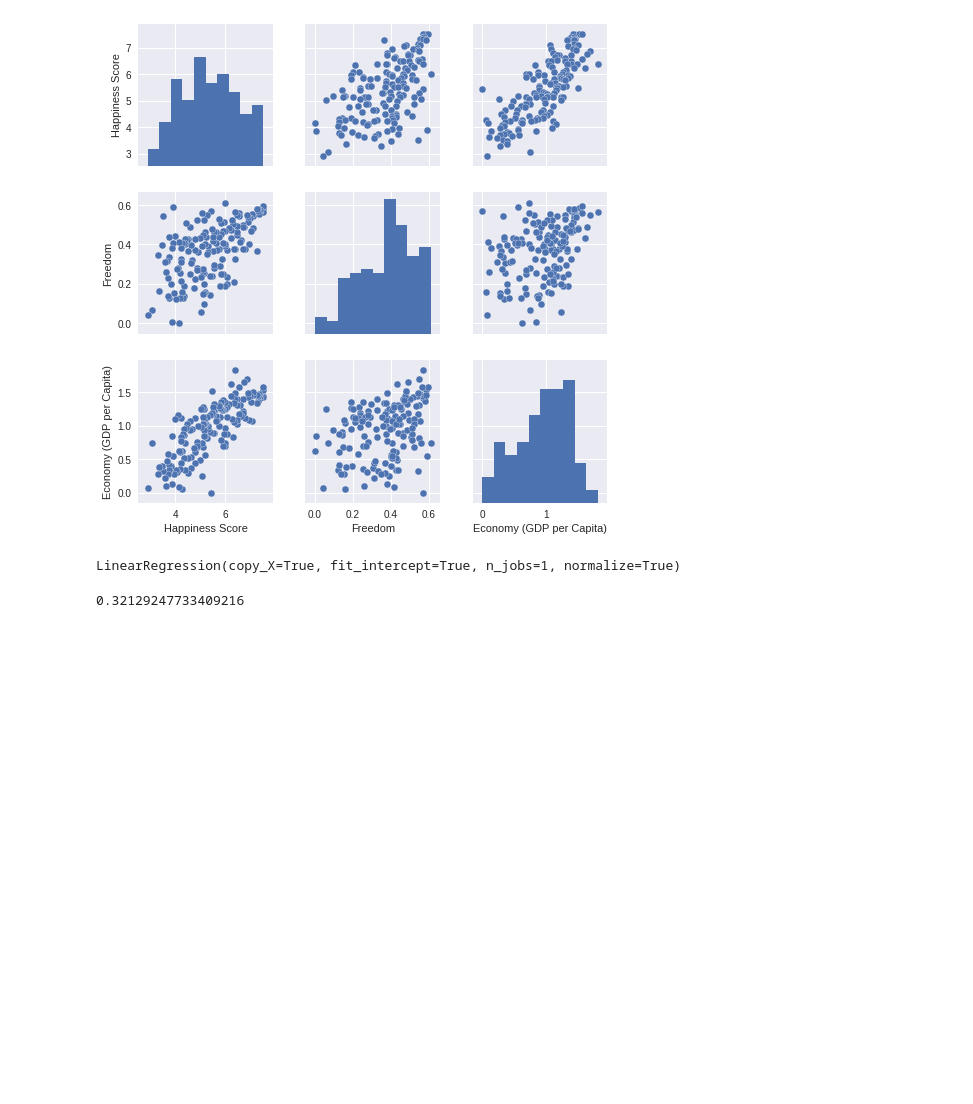
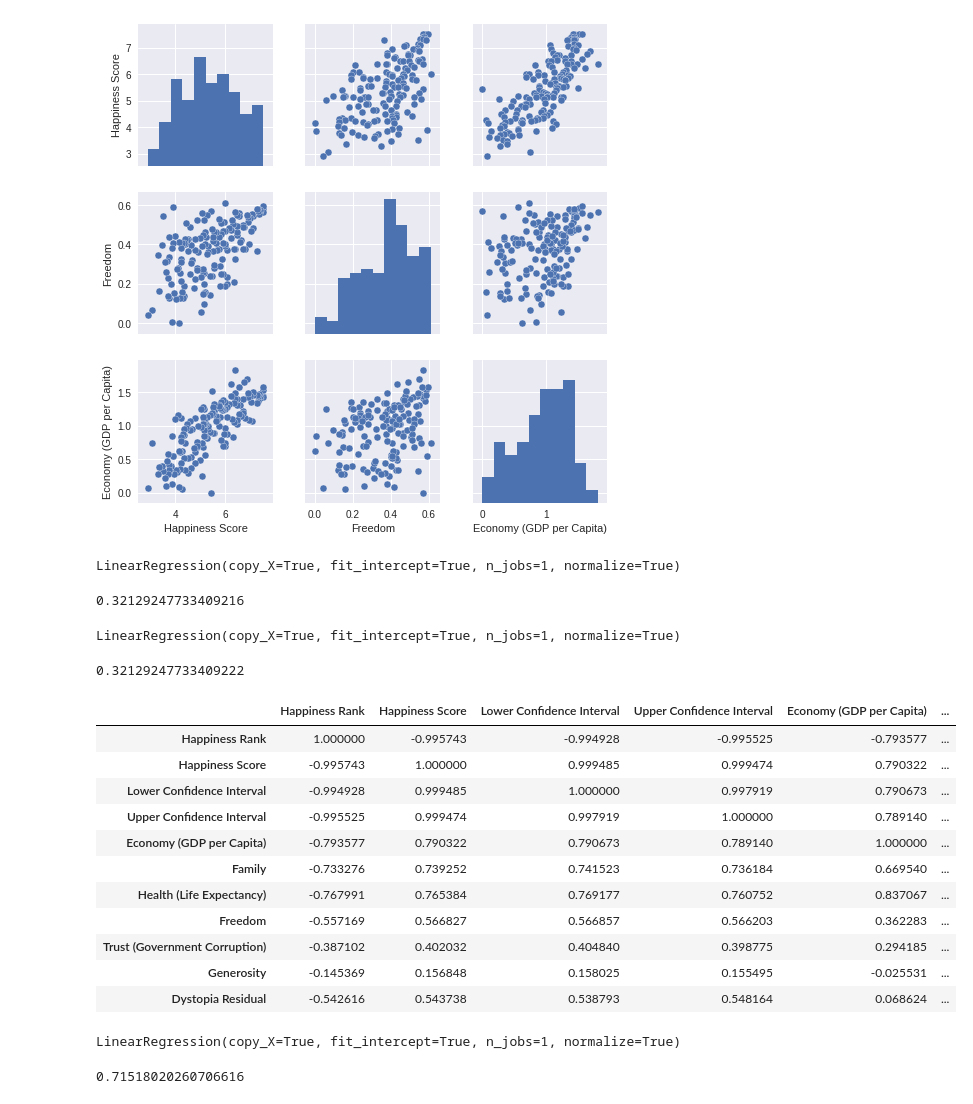
Before and after one commit to cskc97/MachineLearningTuts, a Jupyter notebook: Projects/LifeSatisfaction/Analyze.ipynb, the cells around one changed output. Saved outputs shown, nothing was run; the diff lists cells and outputs as text; code cells hidden in the pictures; blank space fills up the shorter version.

```diff
--- a/Projects/LifeSatisfaction/Analyze.ipynb
+++ b/Projects/LifeSatisfaction/Analyze.ipynb
@@ -47,3 +47,26 @@ LinearRegression(copy_X=True, fit_intercept=True, n_jobs=1, normalize=True)
 model.score(freedom,happiness)
 # %% [output]
 0.32129247733409216
+# %%
+model.fit(happiness,freedom)
+# %% [output]
+LinearRegression(copy_X=True, fit_intercept=True, n_jobs=1, normalize=True)
+# %%
+model.score(happiness,freedom)
+# %% [output]
+0.32129247733409222
+# %%
+h_index.corr()
+# %% [output]
+|  | Happiness Rank | Happiness Score | Lower Confidence Interval | Upper Confidence Interval | Economy (GDP per Capita) | ... |
+| Happiness Rank | 1.000000 | -0.995743 | -0.994928 | -0.995525 | -0.793577 | ... |
+| Happiness Score | -0.995743 | 1.000000 | 0.999485 | 0.999474 | 0.790322 | ... |
+| Lower Confidence Interval | -0.994928 | 0.999485 | 1.000000 | 0.997919 | 0.790673 | ... |
+| Upper Confidence Interval | -0.995525 | 0.999474 | 0.997919 | 1.000000 | 0.789140 | ... |
+| Economy (GDP per Capita) | -0.793577 | 0.790322 | 0.790673 | 0.789140 | 1.000000 | ... |
+| Family | -0.733276 | 0.739252 | 0.741523 | 0.736184 | 0.669540 | ... |
+| Health (Life Expectancy) | -0.767991 | 0.765384 | 0.769177 | 0.760752 | 0.837067 | ... |
+| Freedom | -0.557169 | 0.566827 | 0.566857 | 0.566203 | 0.362283 | ... |
+| Trust (Government Corruption) | -0.387102 | 0.402032 | 0.404840 | 0.398775 | 0.294185 | ... |
+| Generosity | -0.145369 | 0.156848 | 0.158025 | 0.155495 | -0.025531 | ... |
+| Dystopia Residual | -0.542616 | 0.543738 | 0.538793 | 0.548164 | 0.068624 | ... |
@@ -49,0 +75,8 @@ model.score(freedom,happiness)
+# %%
+model.fit(two_features,happiness)
+# %% [output]
+LinearRegression(copy_X=True, fit_intercept=True, n_jobs=1, normalize=True)
+# %%
+model.score(two_features,happiness)
+# %% [output]
+0.71518020260706616
```
Also changed, not shown: parts of 1 cell of this notebook.
